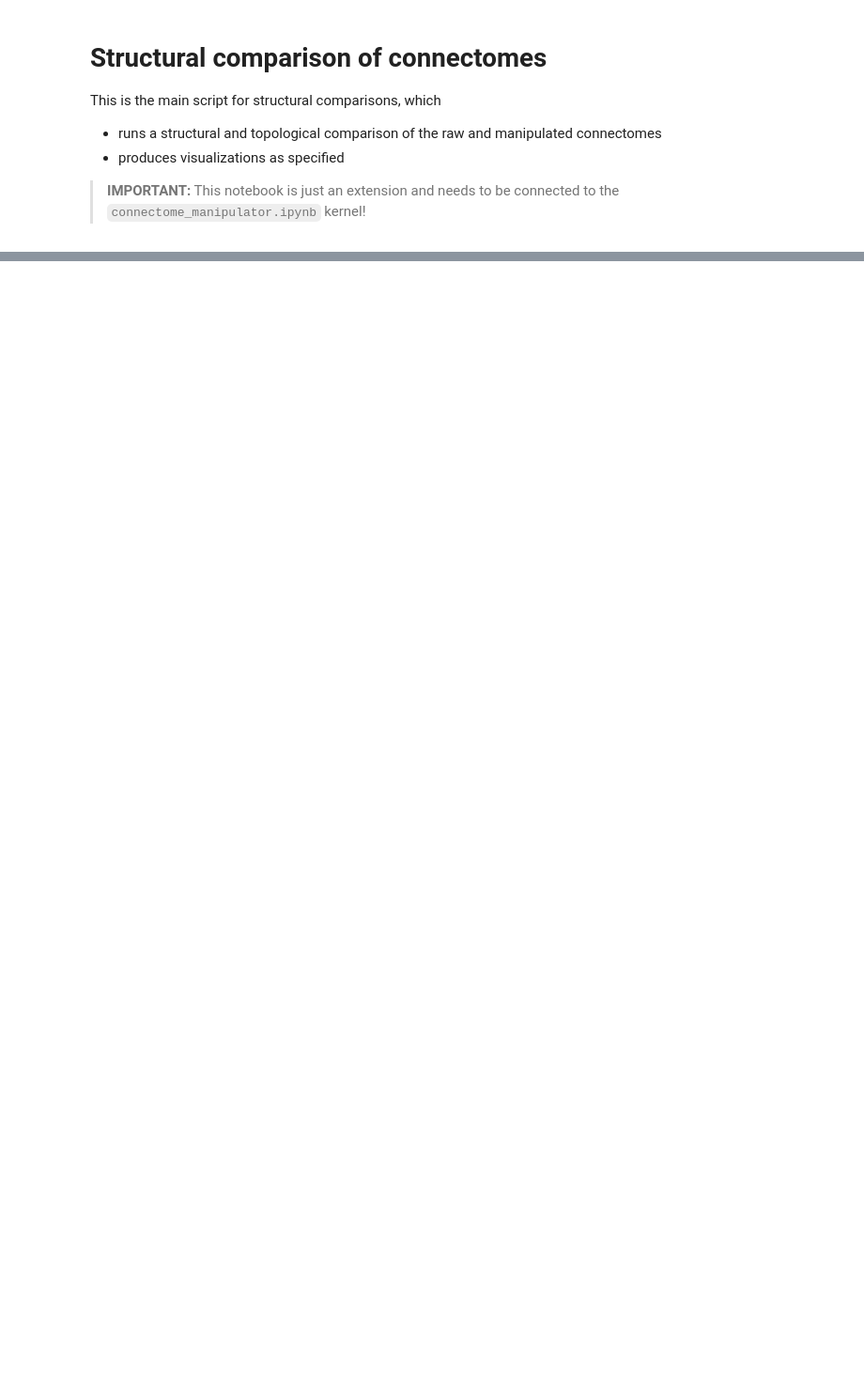
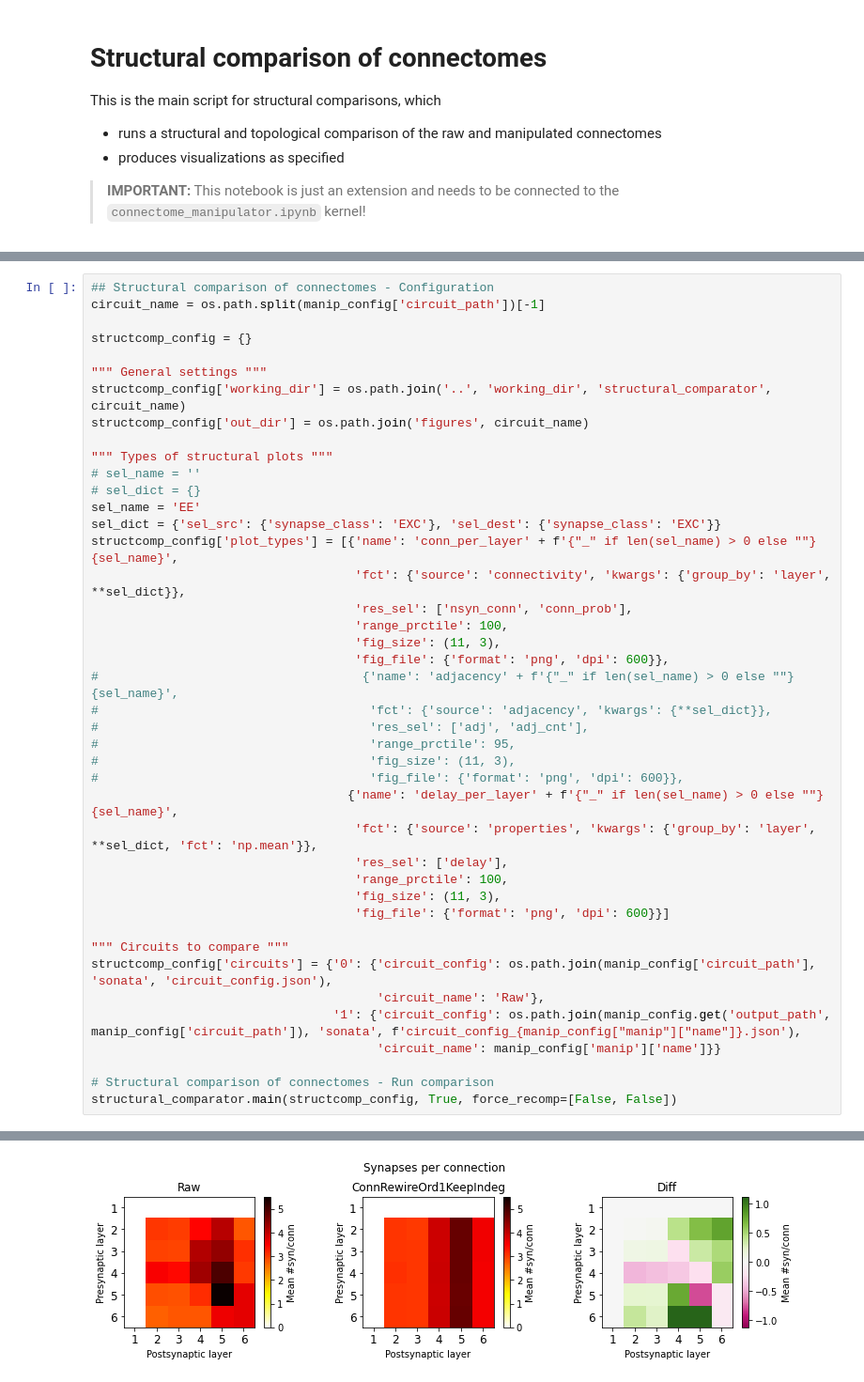
Before and after one commit to BlueBrain/connectome-manipulator, a Jupyter notebook: notebooks/structural_comparator.ipynb, the cells around one changed output, grey strips where cells are left out. Shown at 94% size. Drawn from its saved outputs; the diff is of its cells as text; blank space fills up the shorter version.

Commit message:
Improved pathway selection in structural comparator

```diff
--- a/notebooks/structural_comparator.ipynb
+++ b/notebooks/structural_comparator.ipynb
@@ -134,0 +8,43 @@ INFO: Saving /gpfs/bbp.cscs.ch/home/pokorny/JupyterLab/git/connectome_manipulato
+# %%
+## Structural comparison of connectomes - Configuration
+circuit_name = os.path.split(manip_config['circuit_path'])[-1]
+
+structcomp_config = {}
+
+""" General settings """
+structcomp_config['working_dir'] = os.path.join('..', 'working_dir', 'structural_comparator', circuit_name)
+structcomp_config['out_dir'] = os.path.join('figures', circuit_name)
+
+""" Types of structural plots """
+# sel_name = ''
+# sel_dict = {}
+sel_name = 'EE'
+sel_dict = {'sel_src': {'synapse_class': 'EXC'}, 'sel_dest': {'synapse_class': 'EXC'}}
+structcomp_config['plot_types'] = [{'name': 'conn_per_layer' + f'{"_" if len(sel_name) > 0 else ""}{sel_name}',
+                                    'fct': {'source': 'connectivity', 'kwargs': {'group_by': 'layer', **sel_dict}},
+                                    'res_sel': ['nsyn_conn', 'conn_prob'],
+                                    'range_prctile': 100,
+                                    'fig_size': (11, 3),
+                                    'fig_file': {'format': 'png', 'dpi': 600}},
+#                                    {'name': 'adjacency' + f'{"_" if len(sel_name) > 0 else ""}{sel_name}',
+#                                     'fct': {'source': 'adjacency', 'kwargs': {**sel_dict}},
+#                                     'res_sel': ['adj', 'adj_cnt'],
+#                                     'range_prctile': 95,
+#                                     'fig_size': (11, 3),
+#                                     'fig_file': {'format': 'png', 'dpi': 600}},
+                                   {'name': 'delay_per_layer' + f'{"_" if len(sel_name) > 0 else ""}{sel_name}',
+                                    'fct': {'source': 'properties', 'kwargs': {'group_by': 'layer', **sel_dict, 'fct': 'np.mean'}},
+                                    'res_sel': ['delay'],
+                                    'range_prctile': 100,
+                                    'fig_size': (11, 3),
+                                    'fig_file': {'format': 'png', 'dpi': 600}}]
+
+""" Circuits to compare """
+structcomp_config['circuits'] = {'0': {'circuit_config': os.path.join(manip_config['circuit_path'], 'sonata', 'circuit_config.json'),
+                                       'circuit_name': 'Raw'},
+                                 '1': {'circuit_config': os.path.join(manip_config.get('output_path', manip_config['circuit_path']), 'sonata', f'circuit_config_{manip_config["manip"]["name"]}.json'),
+                                       'circuit_name': manip_config['manip']['name']}}
+
+# Structural comparison of connectomes - Run comparison
+structural_comparator.main(structcomp_config, True, force_recomp=[False, False])
+# %% [output]
@@ -134,0 +60 @@ INFO: Saving /gpfs/bbp.cscs.ch/home/pokorny/JupyterLab/git/connectome_manipulato
+[figure, added]
```
Also changed, not shown: parts of 2 cells of this notebook, 3 other files.
